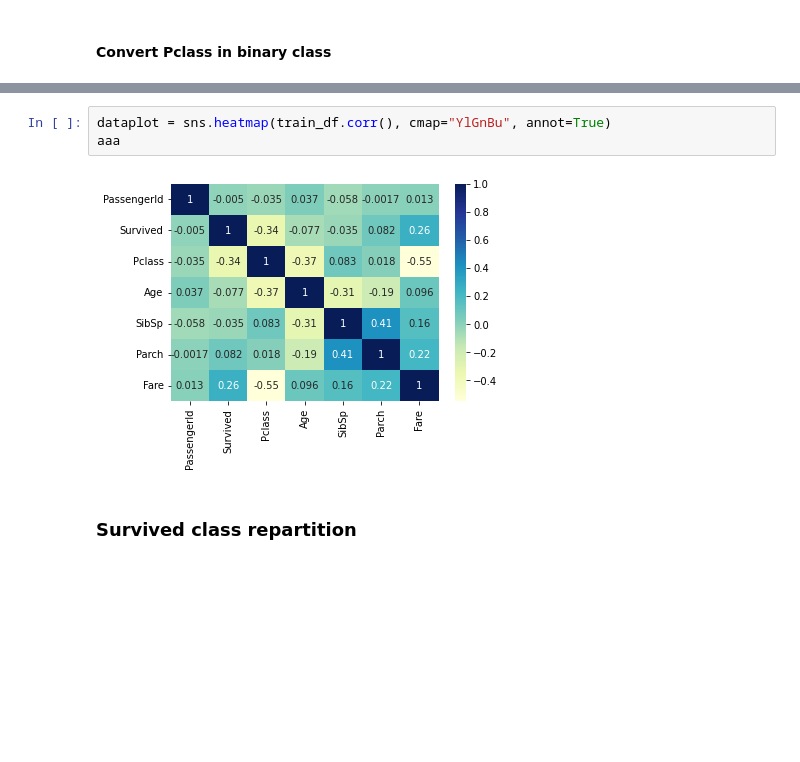
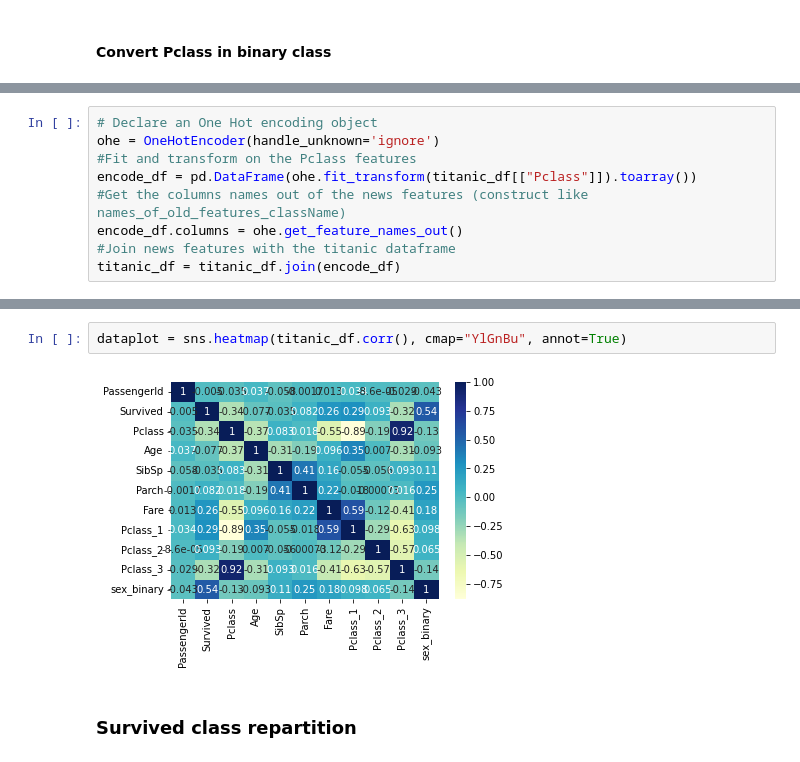
Before and after one commit to chris97425/titanic_kaggle_training, a Jupyter notebook: Notebook/data_analysis.ipynb, the cells around one changed output, grey strips where cells are left out. Drawn from its saved outputs; the diff is of its cells as text; blank space fills up the shorter version.

```diff
--- a/Notebook/data_analysis.ipynb
+++ b/Notebook/data_analysis.ipynb
@@ -122,0 +101,9 @@ titanic_df
+# %%
+# Declare an One Hot encoding object
+ohe = OneHotEncoder(handle_unknown='ignore')
+#Fit and transform on the Pclass features
+encode_df = pd.DataFrame(ohe.fit_transform(titanic_df[["Pclass"]]).toarray())
+#Get the columns names out of the news features (construct like names_of_old_features_className)
+encode_df.columns = ohe.get_feature_names_out()
+#Join news features with the titanic dataframe
+titanic_df = titanic_df.join(encode_df)
@@ -123,8 +117,7 @@ titanic_df
 # %%
-dataplot = sns.heatmap(train_df.corr(), cmap="YlGnBu", annot=True)
-aaa
+dataplot = sns.heatmap(titanic_df.corr(), cmap="YlGnBu", annot=True)
 # %% [output]
-[figure, old version]
+[figure, new version]
 # %% [markdown]
 ### Survived class repartition
 # %%
```
Also changed, not shown: parts of 8 cells of this notebook.
